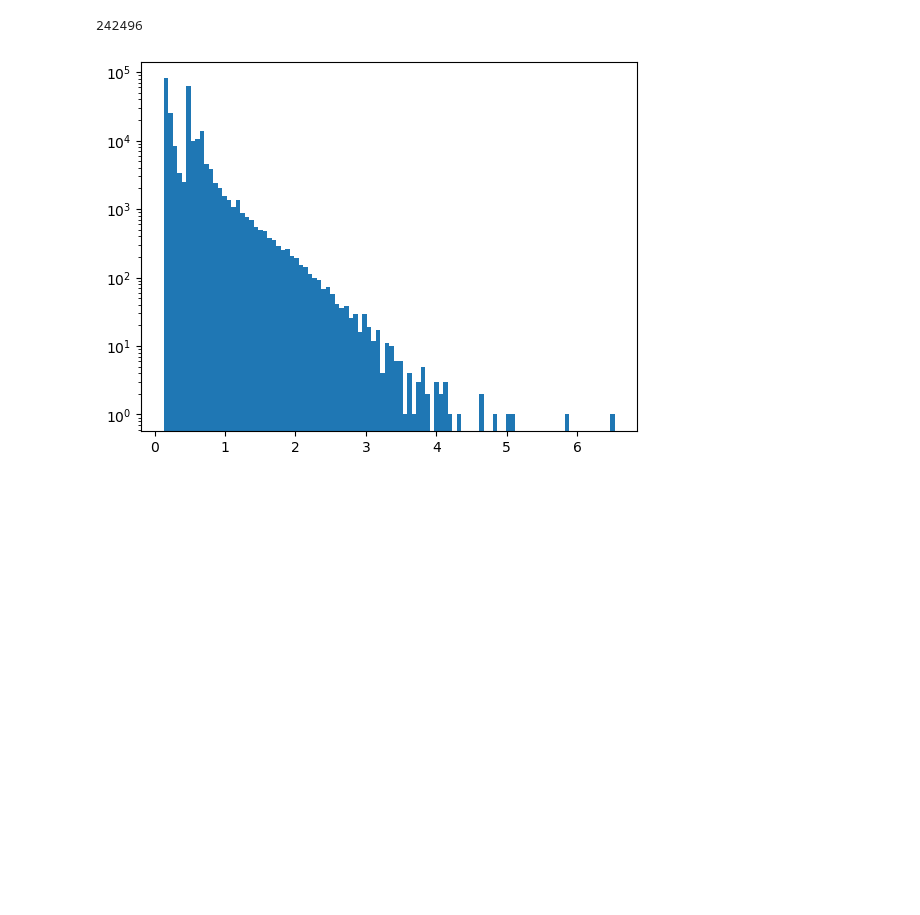
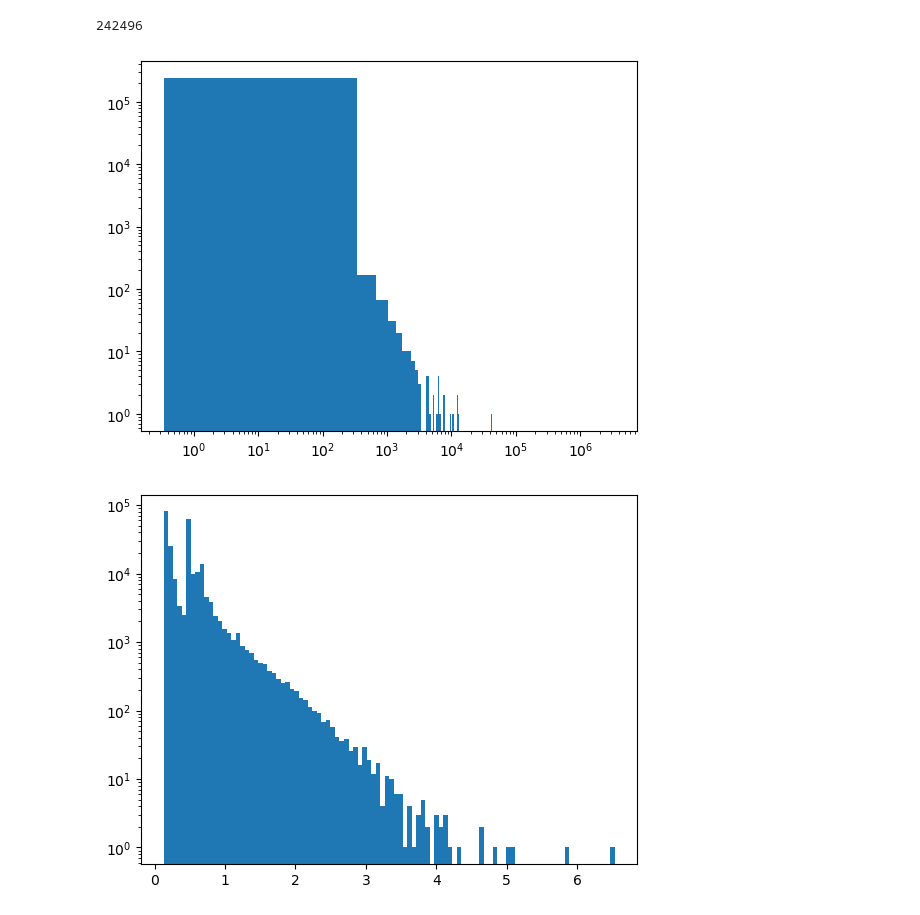
Before and after one commit to Jonahowns/phage_display_ML, a Jupyter notebook: datasets/exosome_dataset_prep_classifier.ipynb, the cells around one changed output. Drawn from its saved outputs; the diff is of its cells as text; code cells hidden in the pictures; blank space fills up the shorter version.

```diff
--- a/datasets/exosome_dataset_prep_classifier.ipynb
+++ b/datasets/exosome_dataset_prep_classifier.ipynb
@@ -89,3 +89,6 @@ def enrichment_averge(df, round_names, min_diff=1, max_diff=None, diff_weights=N
     return df
 
 exo_pd = enrichment_averge(exo_pd, ["r2", "r3", "r4", "r5"], min_diff=1, max_diff=None, diff_weights=[0.95, 1.0, 1.0], round_weights=[0.95, 0.97, 1.03, 1.05])
+# %%
+exo_pd.sort_values("Final_Fold_Avg", ascending=False, inplace=True)
+dp.dataframe_to_fasta(exo_pd, "./exo/enriched_raw.fasta", count_key="Final_Fold_Avg")
@@ -95,6 +100,14 @@ exo_pd.index.__len__()
 242496
 # %%
 fold_vals = exo_pd["Final_Fold_Avg"].tolist()
+# %%
+import matplotlib.pyplot as plt
+fig, axs = plt.subplots(1, 1)
+axs.hist(fold_vals, 10000)
+axs.set_xscale("log")
+axs.set_yscale("log")
+# %% [output]
+[figure, added]
 # %%
 dp.quick_hist(dp.log_scale(fold_vals, eps=1, base=10))
 # %% [output]
```
Also changed, not shown: parts of 2 cells of this notebook, 9 other files.
